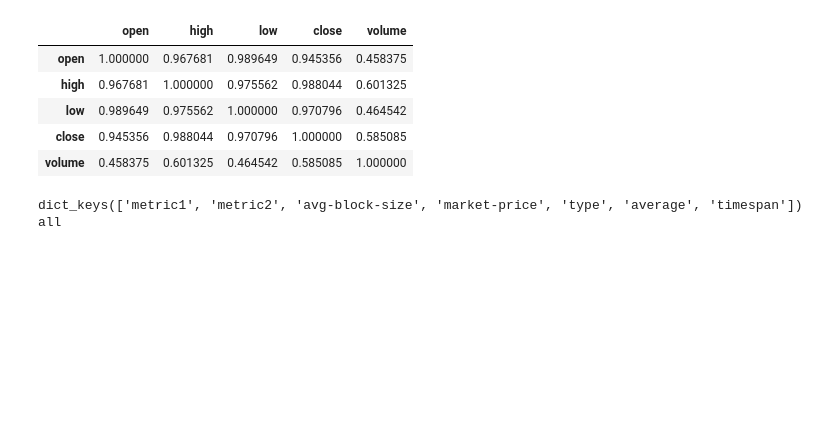
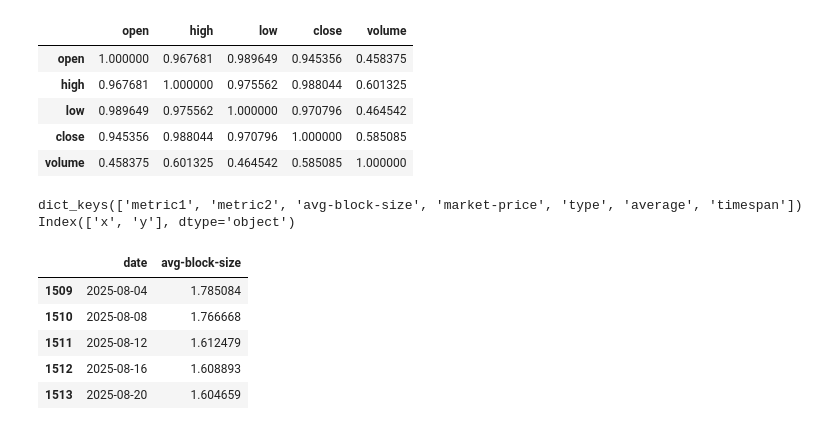
Before and after one commit to DmitryShaleoniy/bitcoin_analysis, a Jupyter notebook: analysis of emissions.ipynb, the cells around one changed output. Drawn from its saved outputs; the diff is of its cells as text; code cells hidden in the pictures; blank space fills up the shorter version.

Commit message:
добавленны данные о хешрейте и о среднем размере блока за последний год

```diff
--- a/analysis of emissions.ipynb
+++ b/analysis of emissions.ipynb
@@ -603,12 +603,30 @@ memory usage: 262.7+ KB
 | volume | 0.458375 | 0.601325 | 0.464542 | 0.585085 | 1.000000 |
 # %%
 import json
+import pandas as pd #здесь данные за все время - раз в 4 дня
 with open('avg-block-size.json', 'r', encoding='utf-8') as file:
     data = json.load(file)
+    block_df = pd.DataFrame(data['avg-block-size'])
 #print(data)
 print(data.keys())
-#print(data['avg-block-size'])
-data = data.
+print(block_df.columns)
+block_df['x'].head()
+block_df['y'].tail()
+
+block_df['x'] = pd.to_datetime(block_df['x'], unit='ms')
+
+block_df = block_df.rename(columns={'x': 'date'})
+block_df = block_df.rename(columns={'y': 'avg-block-size'})
+
+block_df= block_df.reset_index(drop=True)
+
+block_df.tail()
 # %% [output]
 dict_keys(['metric1', 'metric2', 'avg-block-size', 'market-price', 'type', 'average', 'timespan'])
-all
+Index(['x', 'y'], dtype='object')
+|  | date | avg-block-size |
+| 1509 | 2025-08-04 | 1.785084 |
+| 1510 | 2025-08-08 | 1.766668 |
+| 1511 | 2025-08-12 | 1.612479 |
+| 1512 | 2025-08-16 | 1.608893 |
+| 1513 | 2025-08-20 | 1.604659 |
```
Also changed, not shown: parts of 2 cells of this notebook, 4 other files.
